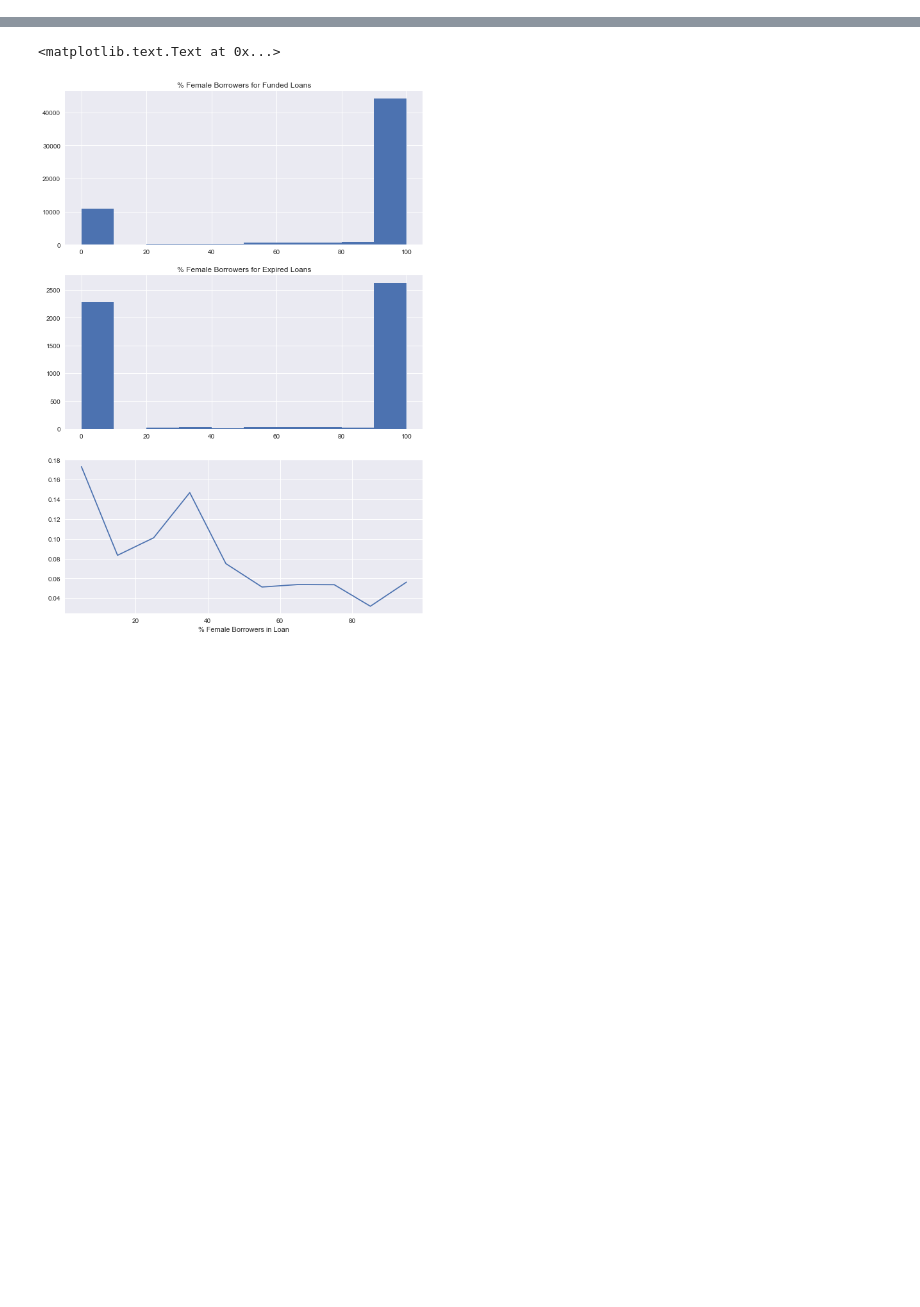
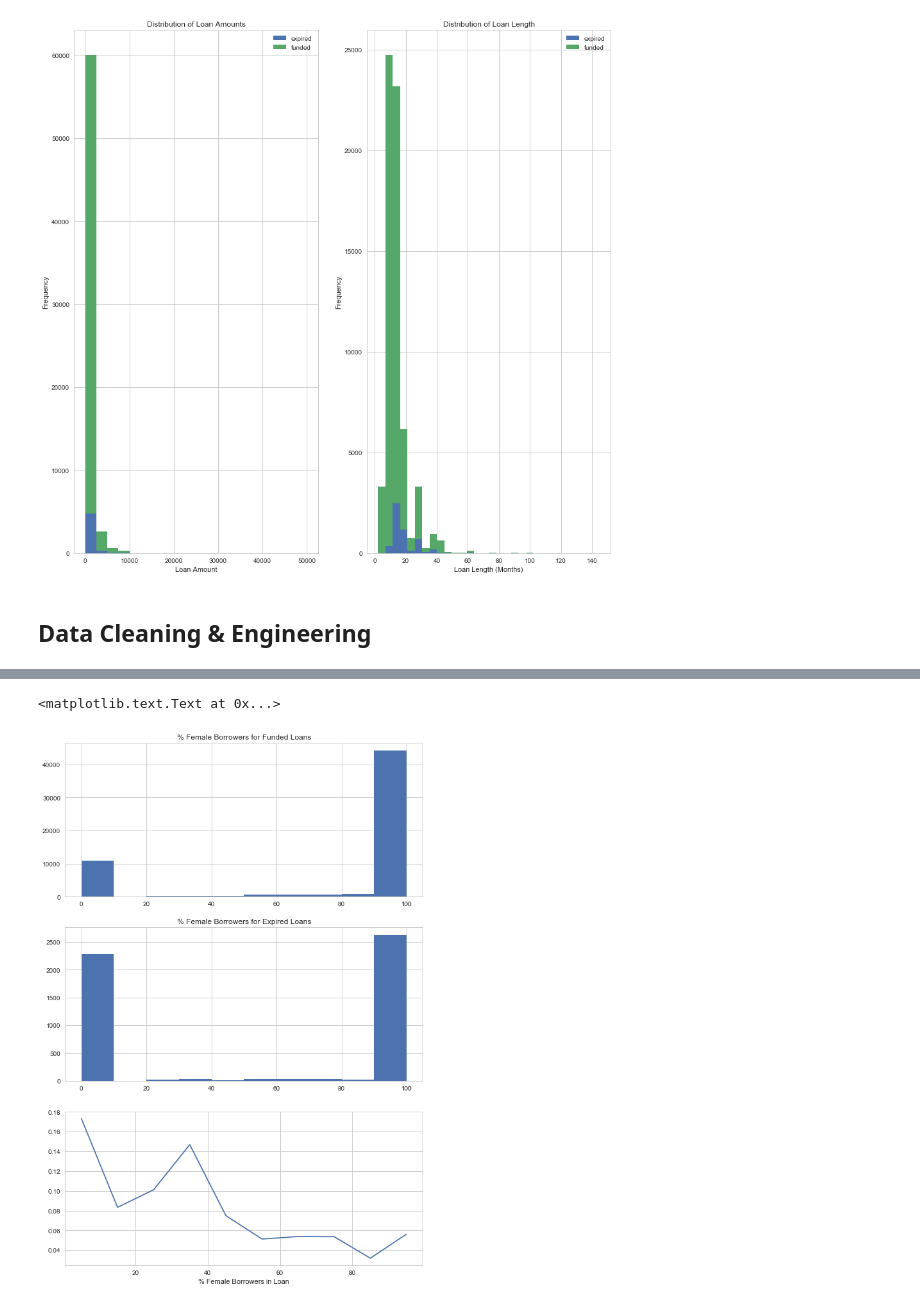
Before and after one commit to nanafwu/kiva-loan-classification, a Jupyter notebook: Kiva_Loan_Classification.ipynb, the cells around one changed output, grey strips where cells are left out. Saved outputs shown, nothing was run; the diff lists cells and outputs as text; code cells hidden in the pictures; blank space fills up the shorter version.

```diff
--- a/Kiva_Loan_Classification.ipynb
+++ b/Kiva_Loan_Classification.ipynb
@@ -29,0 +27,11 @@ df = pd.read_sql_query(query, cnx)
+# %%
+config = cnfg.load(".metis_config")
+engine = create_engine('postgresql://{}:{}@{}:5432/{}'.format(
+            config['db_user'],
+            config['db_pwd'],
+            config['db_host'],
+            'ubuntu'))
+
+conn = engine.connect()
+query = 'SELECT * FROM kiva_loan_view'
+df = pd.read_sql_query(query, conn)
@@ -115,0 +96,40 @@ ax[1][0].set_xlabel('Loan Length (Months)')
+# %%
+def initial_data_explore(data_expired, data_funded):
+    """
+    Plot frequencies vs features grouped by expired or funded status
+    """
+    fig, ax = plt.subplots(1, 2, figsize=(15, 15))
+
+    # Loan Amounts
+    pd.DataFrame({
+        'expired': data_expired.loan_amount,
+        'funded': data_funded.loan_amount
+    }).plot.hist(ax=ax[0], stacked=True, bins=20)
+
+    ax[0].set_title('Distribution of Loan Amounts')
+    ax[0].set_ylabel('Frequency')
+    ax[0].set_xlabel('Loan Amount')
+
+    # Loan Length (Repayment Term)
+    pd.DataFrame({
+        'expired': data_expired[~np.isnan(data_expired.repayment_term)].repayment_term,
+        'funded': data_funded[~np.isnan(data_funded.repayment_term)].repayment_term
+    }).plot.hist(ax=ax[1], stacked=True, bins=30)
+
+    ax[1].set_title('Distribution of Loan Length')
+    ax[1].set_ylabel('Frequency')
+    ax[1].set_xlabel('Loan Length (Months)')
+
+train_status = pd.DataFrame({'loan_amount': X_train.loan_amount,
+                          'repayment_term': X_train.terms_repayment_term,
+                          'country': X_train.country,
+                          'sector': X_train.sector,
+                          'status': y_train})
+train_expired = train_status.groupby('status').get_group(1)
+train_funded = train_status.groupby('status').get_group(0)
+
+initial_data_explore(train_expired, train_funded)
+# %% [output]
+[figure, added]
+# %% [markdown]
+## Data Cleaning & Engineering
```
Also changed, not shown: parts of 35 cells of this notebook, 7 other files.
